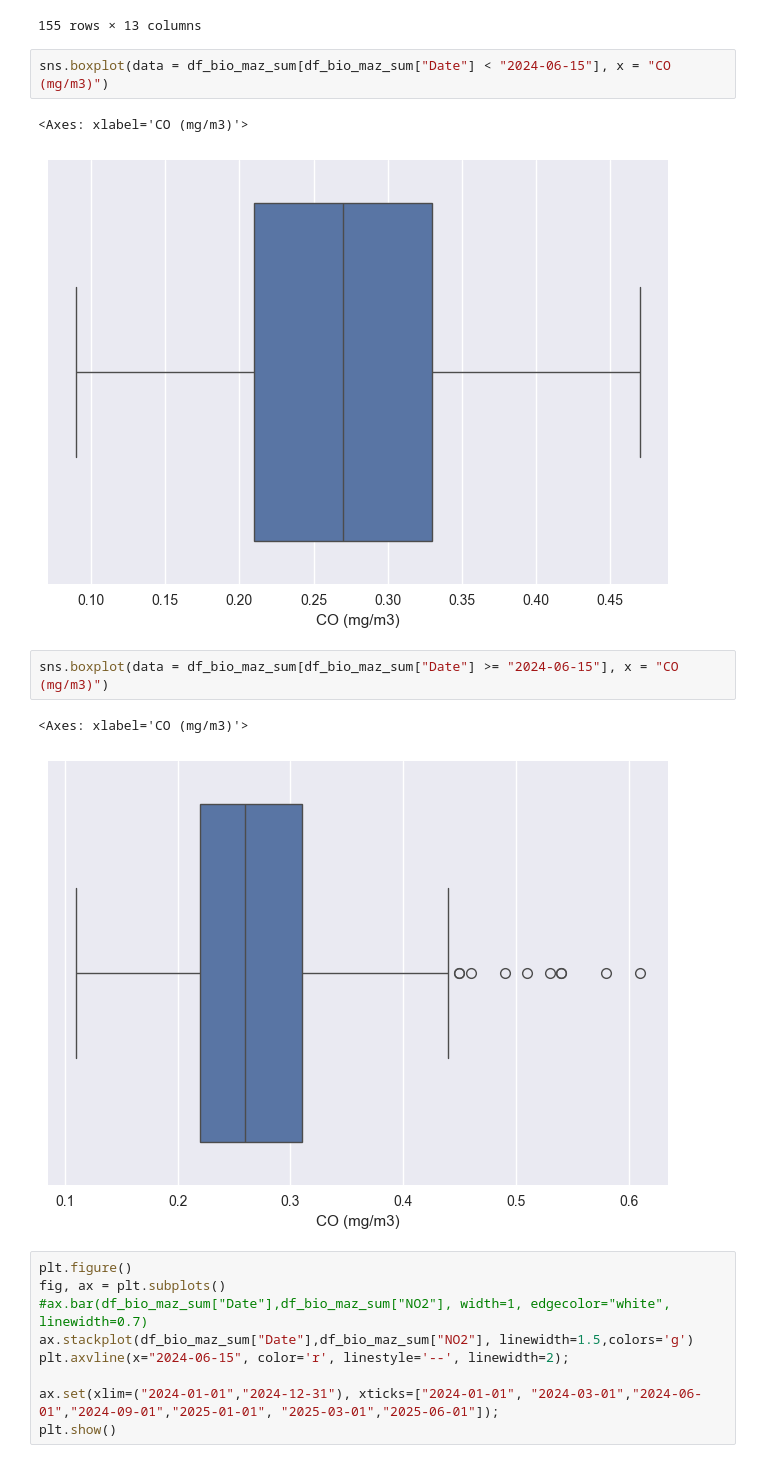
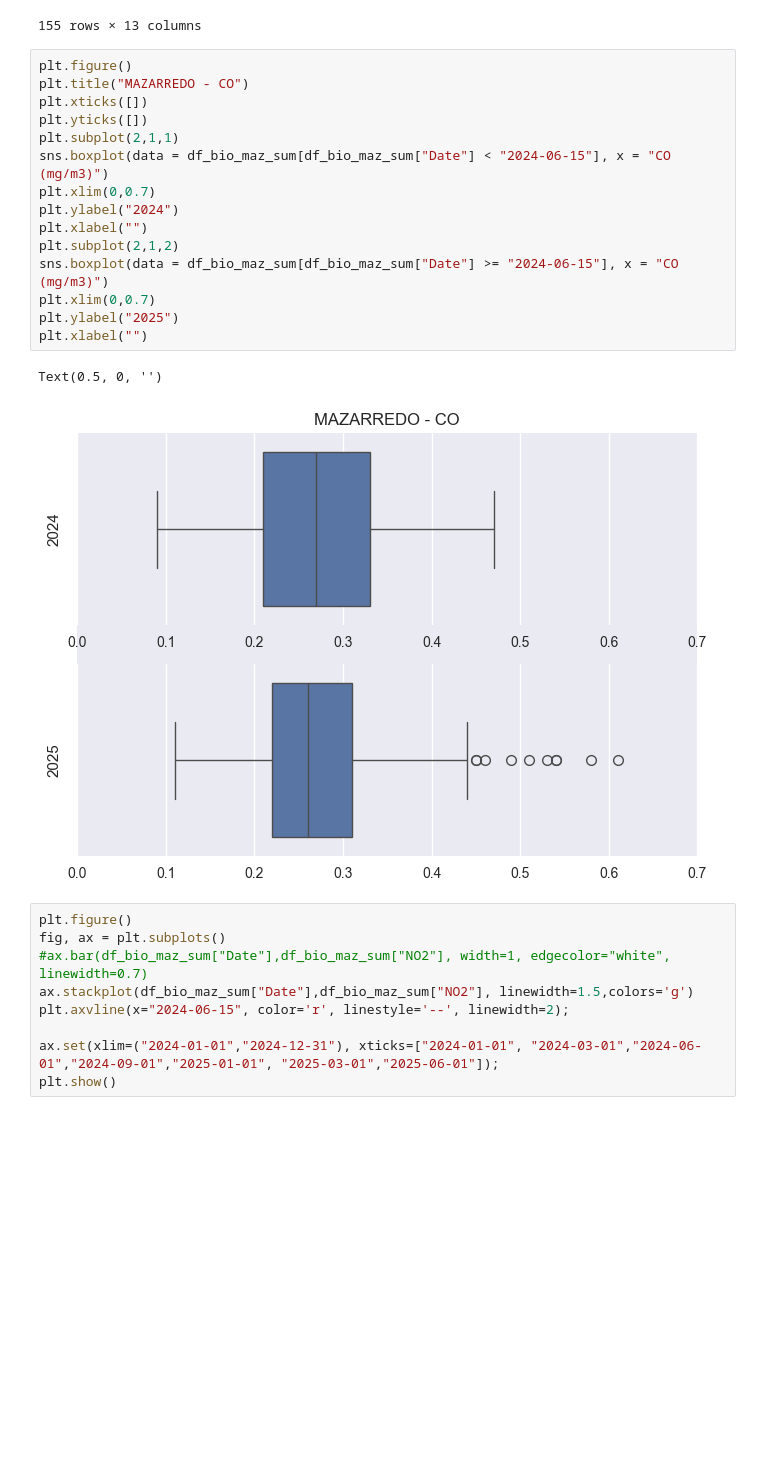
Before and after one commit to jonkar-diazperez/EDA_JCDP, a Jupyter notebook: src/notebooks/ZBE Euskadi_working.ipynb, the cells around one changed output. Cells and saved outputs as stored; diff of their text form; blank space fills up the shorter version.

```diff
--- a/src/notebooks/ZBE Euskadi_working.ipynb
+++ b/src/notebooks/ZBE Euskadi_working.ipynb
@@ -496,16 +496,24 @@ df_bio_maz_sum[df_bio_maz_sum["Date"] < "2024-06-15"]
 | 153 | 2024-06-13 | 0.13 | 0.23 | 0.23 | 0.31 | 3.48 | 18.22 | ... |
 | 154 | 2024-06-14 | 0.22 | 0.28 | 0.28 | 0.23 | 6.25 | 28.71 | ... |
 155 rows × 13 columns
-# %%
-sns.boxplot(data = df_bio_maz_sum[df_bio_maz_sum["Date"] < "2024-06-15"], x = "CO (mg/m3)")
-# %% [output]
-<Axes: xlabel='CO (mg/m3)'>
-[figure, removed]
-# %%
-sns.boxplot(data = df_bio_maz_sum[df_bio_maz_sum["Date"] >= "2024-06-15"], x = "CO (mg/m3)")
-# %% [output]
-<Axes: xlabel='CO (mg/m3)'>
-[figure, removed]
+# %%
+plt.figure()
+plt.title("MAZARREDO - CO")
+plt.xticks([])
+plt.yticks([])
+plt.subplot(2,1,1)
+sns.boxplot(data = df_bio_maz_sum[df_bio_maz_sum["Date"] < "2024-06-15"], x = "CO (mg/m3)")
+plt.xlim(0,0.7)
+plt.ylabel("2024")
+plt.xlabel("")
+plt.subplot(2,1,2)
+sns.boxplot(data = df_bio_maz_sum[df_bio_maz_sum["Date"] >= "2024-06-15"], x = "CO (mg/m3)")
+plt.xlim(0,0.7)
+plt.ylabel("2025")
+plt.xlabel("")
+# %% [output]
+Text(0.5, 0, '')
+[figure, added]
 # %%
 plt.figure()
 fig, ax = plt.subplots()
```
Also changed, not shown: parts of 30 cells of this notebook, 34 other files.
